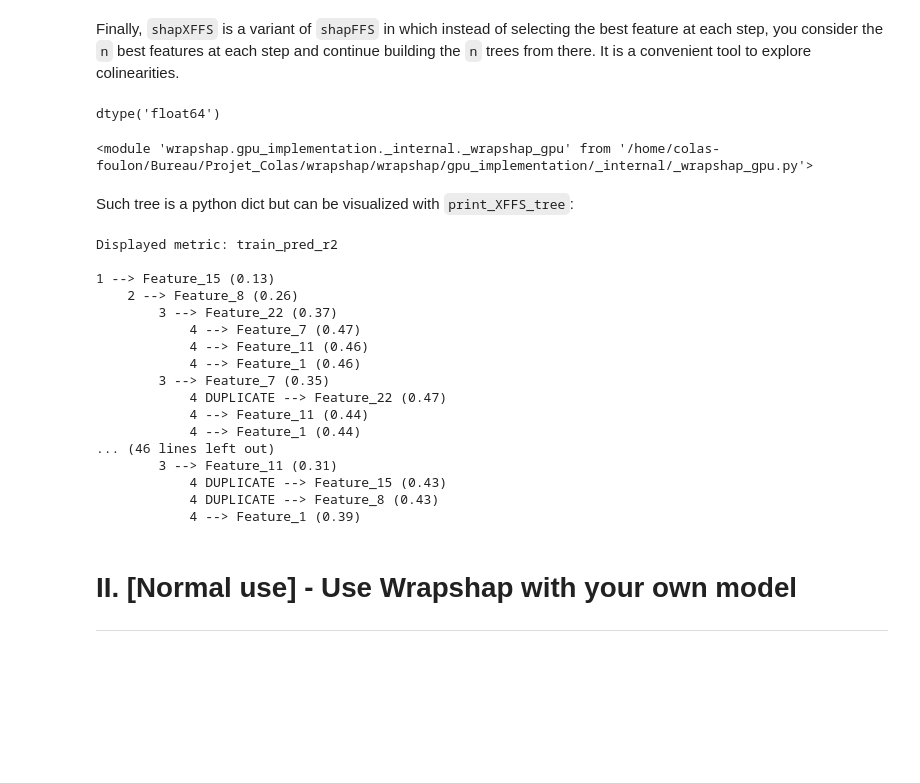
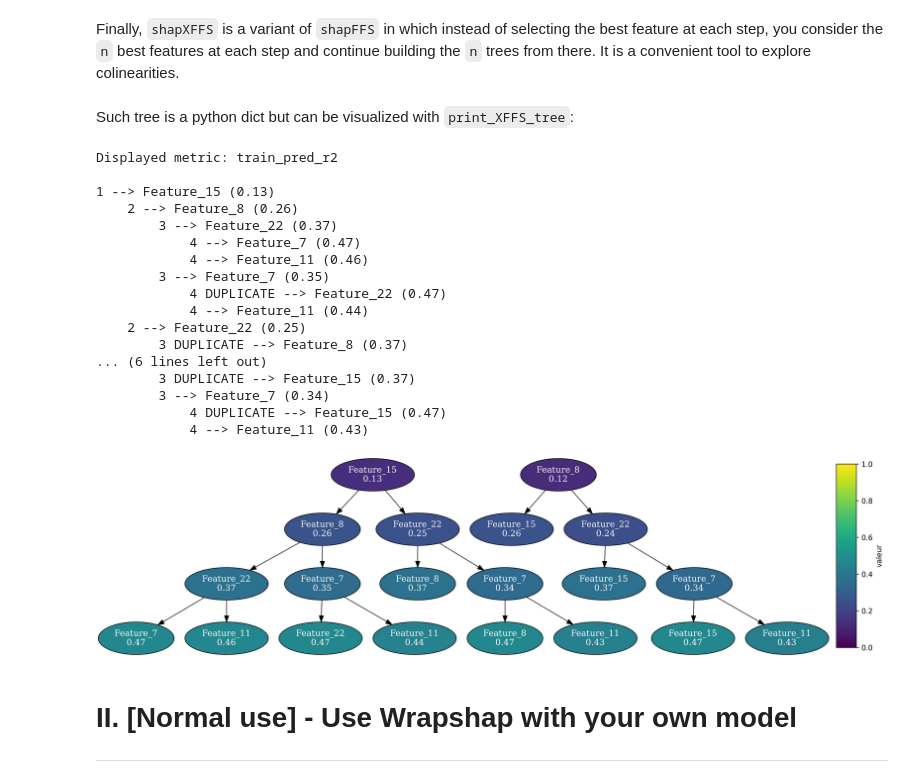
Before and after one commit to fefurger/wrapshap, a Jupyter notebook: example_notebooks/Wrapshap_example_LGB.ipynb, the cells around one changed output. Cells and saved outputs as stored; diff of their text form; code cells hidden in the pictures; blank space fills up the shorter version.

Commit message:
Assemblage des 2 github de Felix et Colas

```diff
--- a/example_notebooks/Wrapshap_example_LGB.ipynb
+++ b/example_notebooks/Wrapshap_example_LGB.ipynb
@@ -217,24 +228,19 @@ Best R2 Score: 0.37146086
 Best Feature Combination: ('Feature_8', 'Feature_15', 'Feature_22')
 # %% [markdown]
 Finally, `shapXFFS` is a variant of `shapFFS` in which instead of selecting the best feature at each step, you consider the `n` best features at each step and continue building the `n` trees from there. It is a convenient tool to explore colinearities.
-# %%
-X_reg.dtype
-# %% [output]
-dtype('float64')
-# %%
-reload(wrapshap.gpu_implementation._internal._wrapshap_gpu)
-# %% [output]
-<module 'wrapshap.gpu_implementation._internal._wrapshap_gpu' from '/home/colas-foulon/Bureau/Projet_Colas/wrapshap/wrapshap/gpu_implementation/_internal/_wrapshap_gpu.py'>
 # %%
 tree = gpu_wrapped_regressor.shapXFFS(
-    n=3,
+    n=2,
     max_depth=4,
-    # top=None      # default value
+    # metric='train_pred_r2',       # default value
+    # export_to_txt=False,          # default value
+    # filename='tree.txt',          # default value
+    # hide_duplicates=False         # default value
 )
 # %% [markdown]
 Such tree is a python dict but can be visualized with `print_XFFS_tree`:
 # %%
-from wrapshap.gpu_implementation import print_XFFS_tree
+from wrapshap.gpu_implementation import print_XFFS_tree, plot_XFFS_tree
 
 print_XFFS_tree(
     tree=tree,
@@ -251,16 +257,23 @@ Displayed metric: train_pred_r2
         3 --> Feature_22 (0.37)
             4 --> Feature_7 (0.47)
             4 --> Feature_11 (0.46)
-            4 --> Feature_1 (0.46)
         3 --> Feature_7 (0.35)
             4 DUPLICATE --> Feature_22 (0.47)
             4 --> Feature_11 (0.44)
-            4 --> Feature_1 (0.44)
-... (46 lines left out)
-        3 --> Feature_11 (0.31)
-            4 DUPLICATE --> Feature_15 (0.43)
-            4 DUPLICATE --> Feature_8 (0.43)
-            4 --> Feature_1 (0.39)
+    2 --> Feature_22 (0.25)
+        3 DUPLICATE --> Feature_8 (0.37)
+... (6 lines left out)
+        3 DUPLICATE --> Feature_15 (0.37)
+        3 --> Feature_7 (0.34)
+            4 DUPLICATE --> Feature_15 (0.47)
+            4 --> Feature_11 (0.43)
+# %%
+plot_XFFS_tree(
+    tree=tree,
+    # metric='train_pred_r2',       # default value
+)
+# %% [output]
+[figure, added]
 # %% [markdown]
 # II. [Normal use] - Use Wrapshap with your own model
 _____________________________________________________
```
Also changed, not shown: parts of 14 cells of this notebook, 12 other files.
